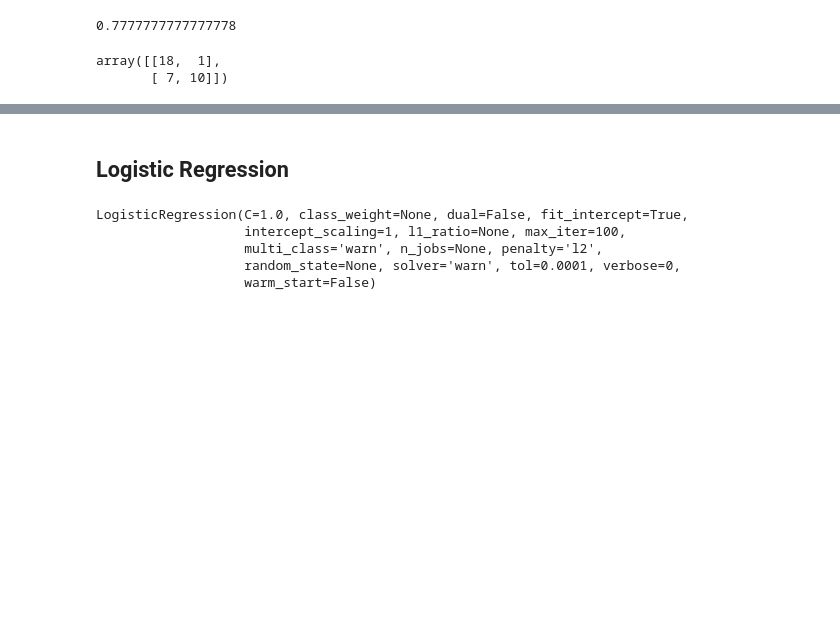
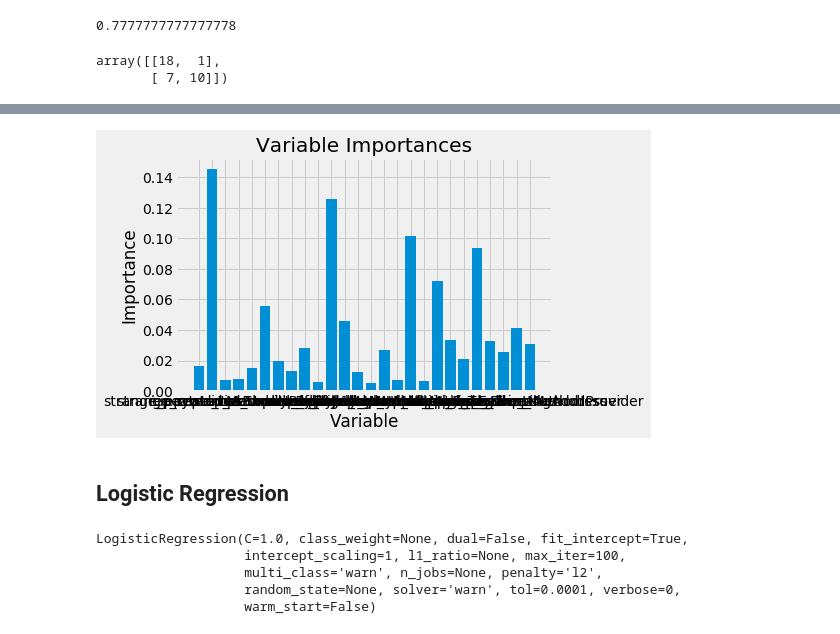
Before and after one commit to azawalich/unravelin-code-test-data-science, a Jupyter notebook: zadanie.ipynb, the cells around one changed output, grey strips where cells are left out. Drawn from its saved outputs; the diff is of its cells as text; code cells hidden in the pictures; blank space fills up the shorter version.

```diff
--- a/zadanie.ipynb
+++ b/zadanie.ipynb
@@ -466,3 +504,19 @@ array([[18,  1],
+# %%
+# Import matplotlib for plotting and use magic command for Jupyter Notebooks
+import matplotlib.pyplot as plt
+%matplotlib inline
+# Set the style
+plt.style.use('fivethirtyeight')
+# list of x locations for plotting
+x_values = list(range(len(importances)))
+# Make a bar chart
+plt.bar(x_values, importances)
+# Tick labels for x axis
+plt.xticks(x_values, feature_list)
+# Axis labels and title
+plt.ylabel('Importance'); plt.xlabel('Variable'); plt.title('Variable Importances');
+# %% [output]
+[figure, added]
 # %% [markdown]
 ## Logistic Regression
 # %%
```
Also changed, not shown: parts of 7 cells of this notebook.
